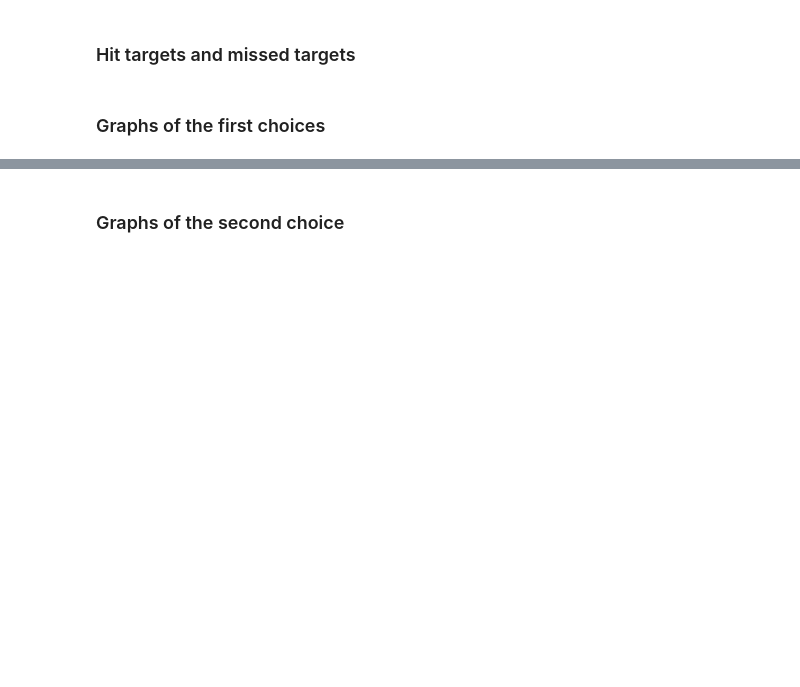
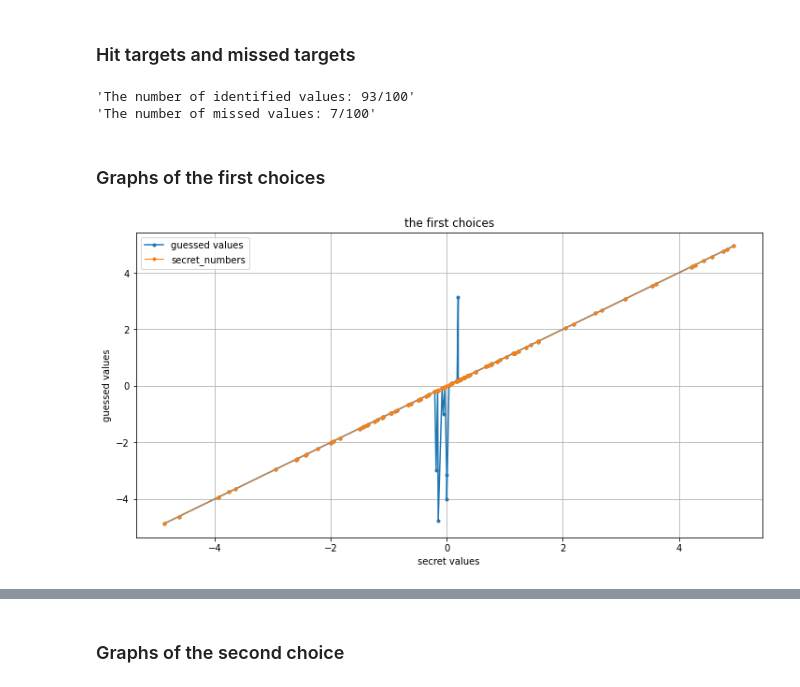
Before and after one commit to mu-triv/DPACv4, a Jupyter notebook: hwp.ipynb, the cells around one changed output, grey strips where cells are left out. Saved outputs shown, nothing was run; the diff lists cells and outputs as text; code cells hidden in the pictures; blank space fills up the shorter version.

```diff
--- a/hwp.ipynb
+++ b/hwp.ipynb
@@ -107,5 +135,6 @@ pprint('multiple_results_fname = %s' % multiple_results_fname)
 # %% [markdown]
 ### Load data
 # %%
-# multiple_results_fname = 'multiple_results-%s.csv' % '20200522_071337'
-multiple_results = pd.read_csv(multiple_results_fname)
+multiple_results_fname = 'multiple_results-20200522_135753.csv'
+multiple_results = pd.read_csv(multiple_results_fname, index_col=0)
+multiple_results
@@ -120,16 +163,24 @@ if True in counts.index:
     pprint('The number of identified values: %d/%d' % (counts[True], counts.sum()))
 if False in counts.index:
     pprint('The number of missed values: %d/%d' % (counts[False], counts.sum()))
+# %% [output]
+'The number of identified values: 93/100'
+'The number of missed values: 7/100'
 # %% [markdown]
 ### Graphs of the first choices
 # %%
-first_choice_results = multiple_results.groupby(SECRET_VALUE).first()
-guess_values = ((first_choice_results[LOW_VALUE] + first_choice_results[HIGH_VALUE]) / 2.0).sort_index()
+first_choice_results = multiple_results.loc[multiple_results.groupby(SECRET_VALUE)[CORRELATION].idxmax()]
+guess_values = (first_choice_results[LOW_VALUE] + first_choice_results[HIGH_VALUE]) / 2.0
+guess_values.index = first_choice_results[SECRET_VALUE]
+guess_values.sort_index(inplace=True)
+
 ax = guess_values.plot(figsize = (12, 6), marker='.', label='guessed values')
 ax.plot(guess_values.index, guess_values.index, marker='.', linewidth=1, label='secret_numbers')
 ax.legend()
 ax.set_xlabel('secret values')
 ax.set_ylabel('guessed values')
 ax.set_title('the first choices')
 ax.grid(True)
+# %% [output]
+[figure, added]
 # %%
```
Also changed, not shown: parts of 14 cells of this notebook.
